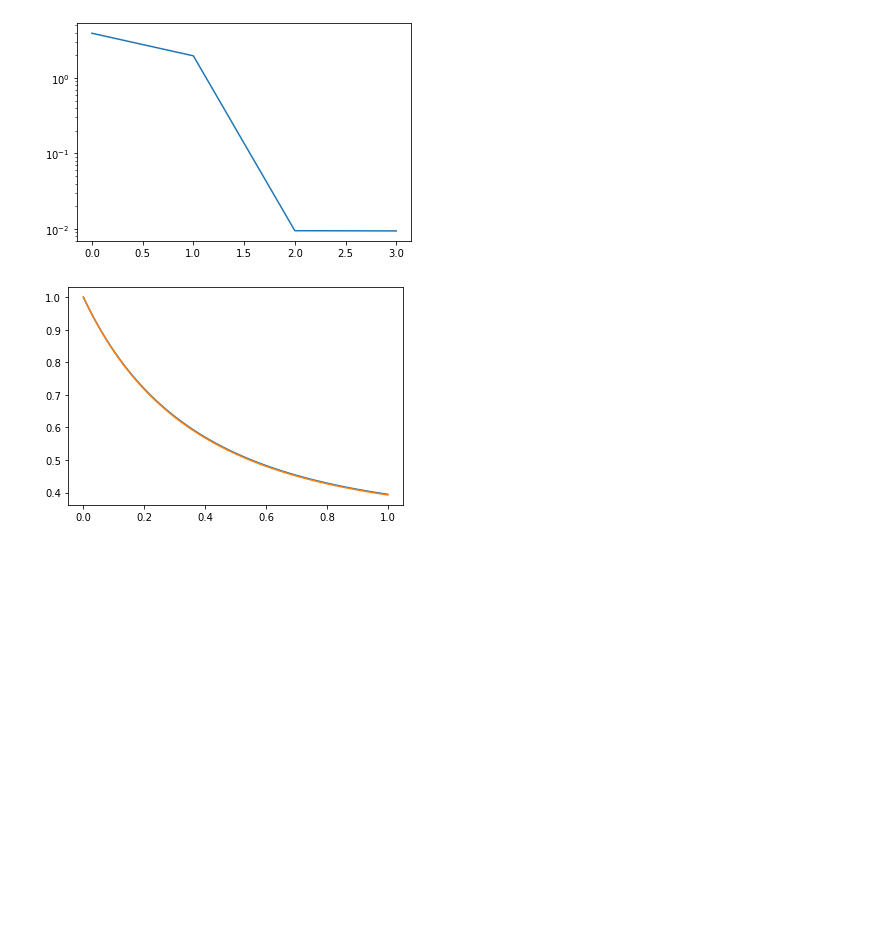
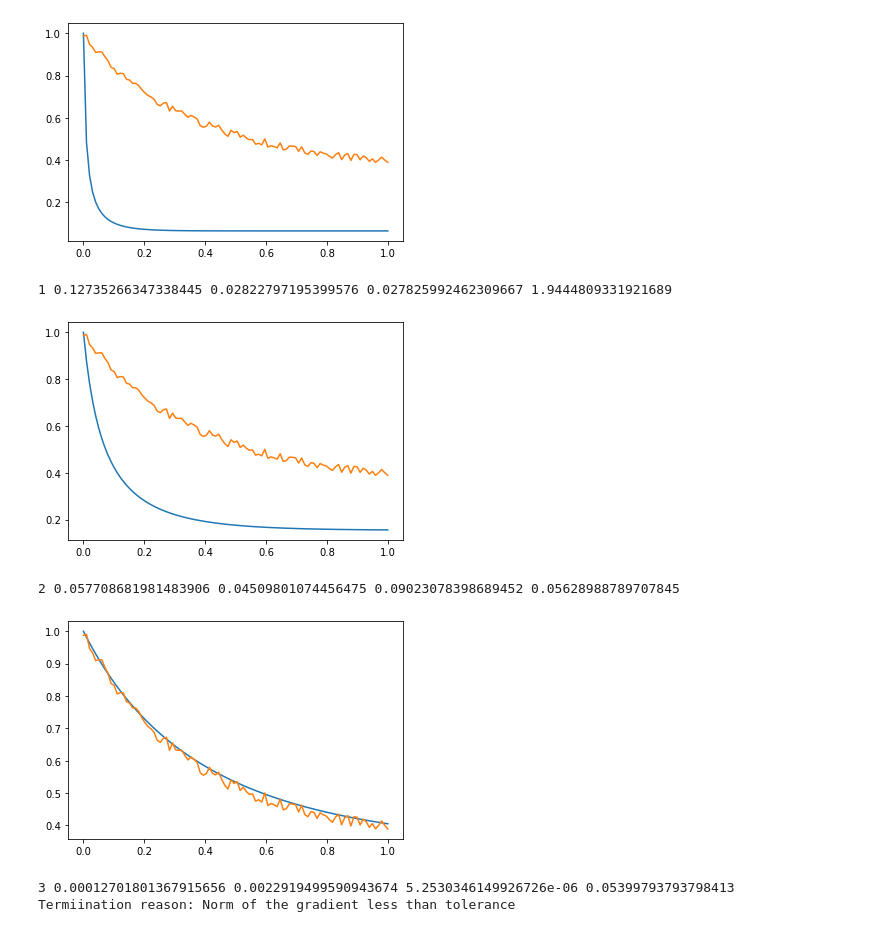
Before and after one commit to Irabiel/Math_233_Final_project, a Jupyter notebook: DAE_Inverse_problem_One_Parameter-V2.ipynb, the cells around one changed output. Drawn from its saved outputs; the diff is of its cells as text; code cells hidden in the pictures; blank space fills up the shorter version.

Commit message:
Reindexed for loop for adjoints equations. Put in stopping condition wrt norm of gradient

```diff
--- a/DAE_Inverse_problem_One_Parameter-V2.ipynb
+++ b/DAE_Inverse_problem_One_Parameter-V2.ipynb
@@ -401,14 +320,66 @@ while (new_iter < Max_new_iter):
-# %%
-plt.semilogy(err)
-plt.show()
-
-xapprox = np.copy(x)
-# Initialize system
-xt,yt,_,_,_,_,_,_ = Initial_system(n)
-Forward_solve(xt,yt,mtrue)
-plt.plot(time, xt,label = "True")
-plt.plot(time,xapprox, label = "Approx")
-plt.show()
-# %% [output]
-[figure, removed]
-[figure, removed]
+# %%
+# initial guess
+m = 4.609
+Max_new_iter = 10
+new_iter = 0
+arm_it_max = 10
+mh = 0.01
+err = []
+err.append(np.abs(m - mtrue))
+
+c = 10**(-4)
+line_search = True
+suff_dec = False
+while (new_iter < Max_new_iter):
+    Forward_solve(x,y,m)
+    adjoint_solver(x,y,m,la,mu)
+    Jk = cost(x, d)
+    gnorm, grad = Grad_eval(x,y,m)
+
+    plt.plot(time,x)
+    plt.plot(time,d)
+    plt.show()
+
+    Inc_state(x,y,m,xh, yh, mh)
+    Inc_Adj(x,y,m,la,mu,xh,yh,mh,lah, muh)
+    mh = Newton_Linear_solve(x ,y, m, la, mu, xh, yh, lah, muh, grad)
+
+    #line search
+    if line_search:
+        if np.sign(mh*grad) > 0:
+            alpha = 100.
+            mh = -grad
+        else:
+            alpha = 1.
+
+        arm_it = 0
+
+        while (not suff_dec) and arm_it < arm_it_max:
+            Forward_solve(x,y,m+alpha*mh)
+            J = cost(x,d)
+            if J < Jk + c*alpha*mh*grad:
+                suff_dec = True
+                m += alpha * mh
+
+            else:
+                alpha *= 0.5
+                arm_it += 1
+
+
+    m += mh
+
+    new_iter += 1
+    err.append(np.abs(m - mtrue))
+    print(new_iter, Jk, abs(grad), abs(mh*grad), err[new_iter])
+
+    if (abs(grad) < 1E-4 or abs(mh*grad) < 1E-4):
+        print("Termiination reason: Norm of the gradient less than tolerance")
+        break
+# %% [output]
+[figure, added]
+1 0.12735266347338445 0.02822797195399576 0.027825992462309667 1.9444809331921689
+[figure, added]
+2 0.057708681981483906 0.04509801074456475 0.09023078398689452 0.05628988789707845
+[figure, added]
+3 0.00012701801367915656 0.0022919499590943674 5.2530346149926726e-06 0.05399793793798413
+Termiination reason: Norm of the gradient less than tolerance
```
Also changed, not shown: parts of 4 cells of this notebook.
